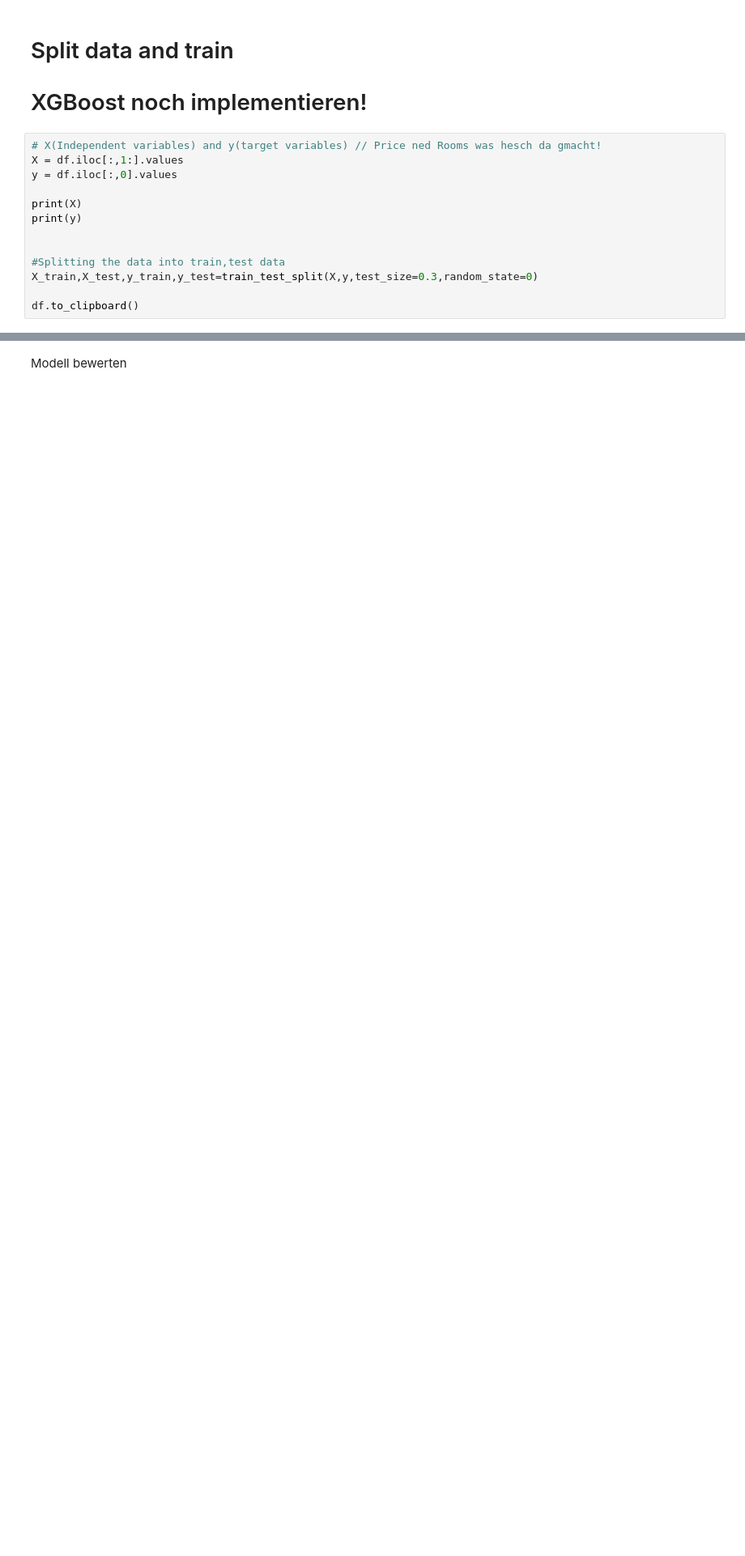
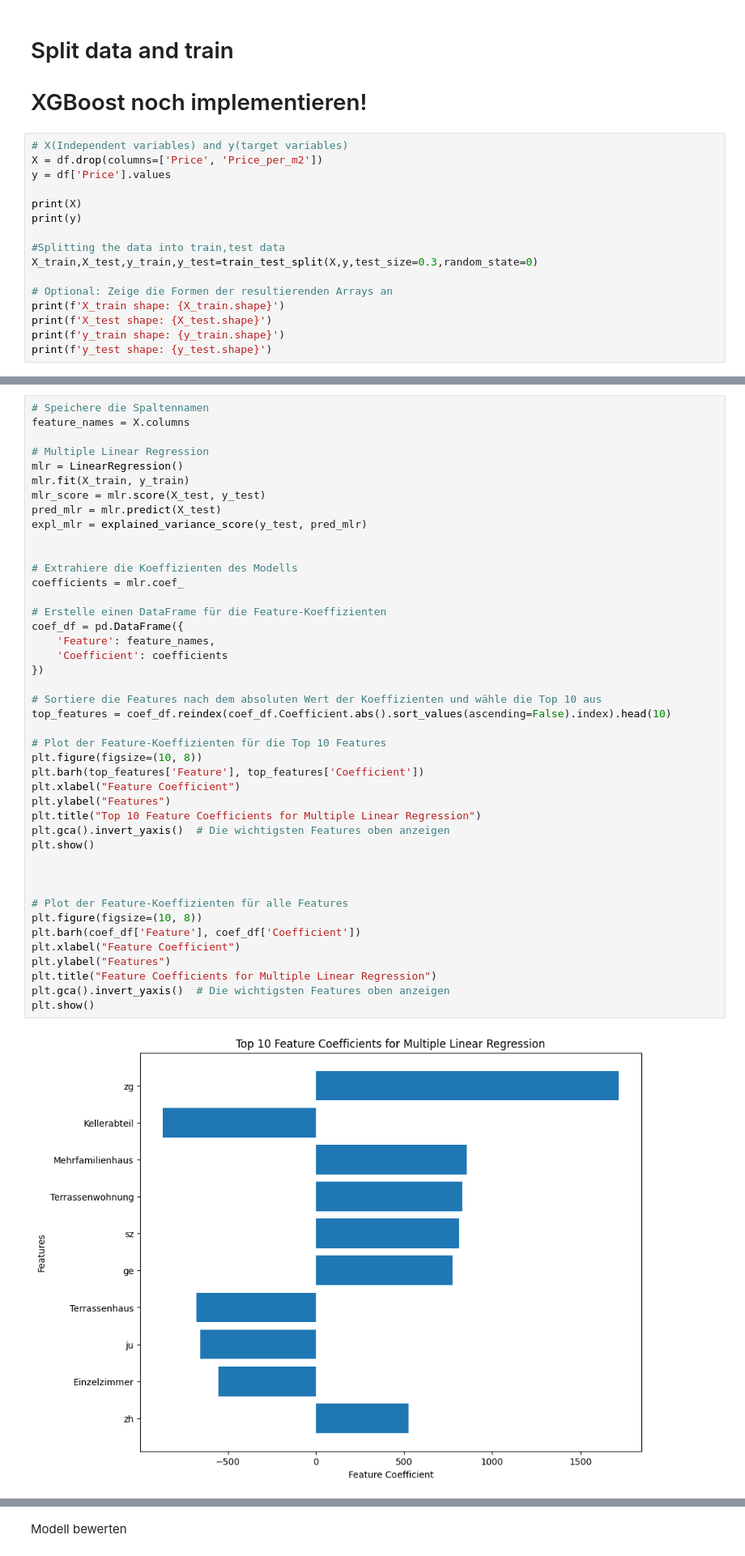
Before and after one commit to ElrasDeVayne/Immo-Projekt-DataScience, a Jupyter notebook: Property_new.ipynb, the cells around one changed output, grey strips where cells are left out. Shown: that part at 81% size. Cells and saved outputs as stored; diff of their text form; blank space fills up the shorter version.

```diff
--- a/Property_new.ipynb
+++ b/Property_new.ipynb
@@ -144,16 +148,19 @@ sns.heatmap(df[columns].corr(),annot=True)
 
 <H1>XGBoost noch implementieren!</h1>
 # %%
-# X(Independent variables) and y(target variables) // Price ned Rooms was hesch da gmacht!
-X = df.iloc[:,1:].values
-y = df.iloc[:,0].values
+# X(Independent variables) and y(target variables)
+X = df.drop(columns=['Price', 'Price_per_m2'])
+y = df['Price'].values
 
 print(X)
 print(y)
 
-
 #Splitting the data into train,test data
 X_train,X_test,y_train,y_test=train_test_split(X,y,test_size=0.3,random_state=0)
 
-df.to_clipboard()
+# Optional: Zeige die Formen der resultierenden Arrays an
+print(f'X_train shape: {X_train.shape}')
+print(f'X_test shape: {X_test.shape}')
+print(f'y_train shape: {y_train.shape}')
+print(f'y_test shape: {y_test.shape}')
 # %% [output]
@@ -203,0 +184,45 @@ expl_rf = explained_variance_score(rf_pred,y_test)
+# %%
+# Speichere die Spaltennamen
+feature_names = X.columns
+
+# Multiple Linear Regression
+mlr = LinearRegression()
+mlr.fit(X_train, y_train)
+mlr_score = mlr.score(X_test, y_test)
+pred_mlr = mlr.predict(X_test)
+expl_mlr = explained_variance_score(y_test, pred_mlr)
+
+
+# Extrahiere die Koeffizienten des Modells
+coefficients = mlr.coef_
+
+# Erstelle einen DataFrame für die Feature-Koeffizienten
+coef_df = pd.DataFrame({
+    'Feature': feature_names,
+    'Coefficient': coefficients
+})
+
+# Sortiere die Features nach dem absoluten Wert der Koeffizienten und wähle die Top 10 aus
+top_features = coef_df.reindex(coef_df.Coefficient.abs().sort_values(ascending=False).index).head(10)
+
+# Plot der Feature-Koeffizienten für die Top 10 Features
+plt.figure(figsize=(10, 8))
+plt.barh(top_features['Feature'], top_features['Coefficient'])
+plt.xlabel("Feature Coefficient")
+plt.ylabel("Features")
+plt.title("Top 10 Feature Coefficients for Multiple Linear Regression")
+plt.gca().invert_yaxis()  # Die wichtigsten Features oben anzeigen
+plt.show()
+
+
+
+# Plot der Feature-Koeffizienten für alle Features
+plt.figure(figsize=(10, 8))
+plt.barh(coef_df['Feature'], coef_df['Coefficient'])
+plt.xlabel("Feature Coefficient")
+plt.ylabel("Features")
+plt.title("Feature Coefficients for Multiple Linear Regression")
+plt.gca().invert_yaxis()  # Die wichtigsten Features oben anzeigen
+plt.show()
+# %% [output]
+[figure, added]
```
Also changed, not shown: parts of 18 cells of this notebook.
